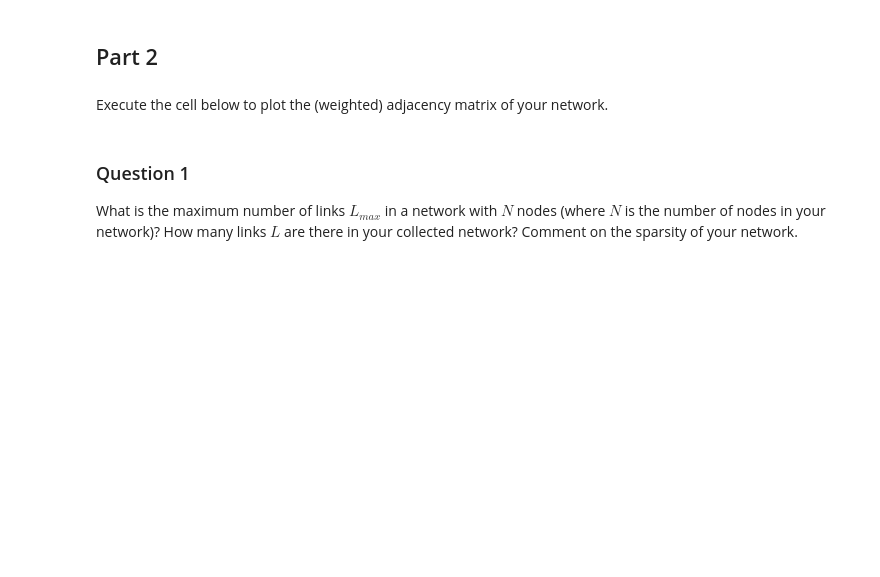
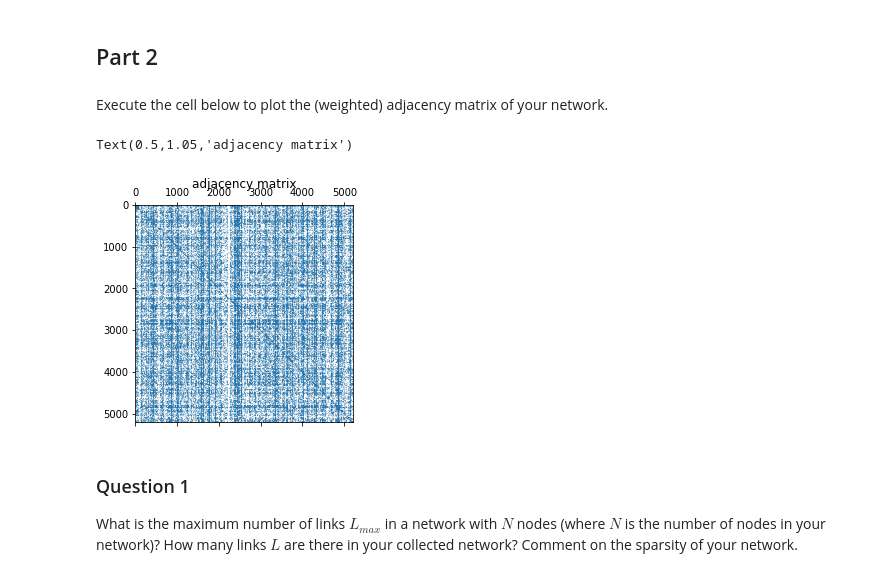
Before and after one commit to mattminder/ntds_24, a Jupyter notebook: Milestone_1/1_network_properties.ipynb, the cells around one changed output. Saved outputs shown, nothing was run; the diff lists cells and outputs as text; code cells hidden in the pictures; blank space fills up the shorter version.

```diff
--- a/Milestone_1/1_network_properties.ipynb
+++ b/Milestone_1/1_network_properties.ipynb
@@ -122,8 +122,11 @@ array([[0, 0, 0, 0, 0, 0, 0, 0, 0, 0, 0, 0, 0, 0, 0],
 # %% [markdown]
 Execute the cell below to plot the (weighted) adjacency matrix of your network.
 # %%
-plt.spy(adjacency, markersize=1)
+plt.spy(adjacency, markersize=.05)
 plt.title('adjacency matrix')
+# %% [output]
+Text(0.5,1.05,'adjacency matrix')
+[figure, added]
 # %% [markdown]
 ### Question 1
 
```
Also changed, not shown: parts of 9 cells of this notebook.
